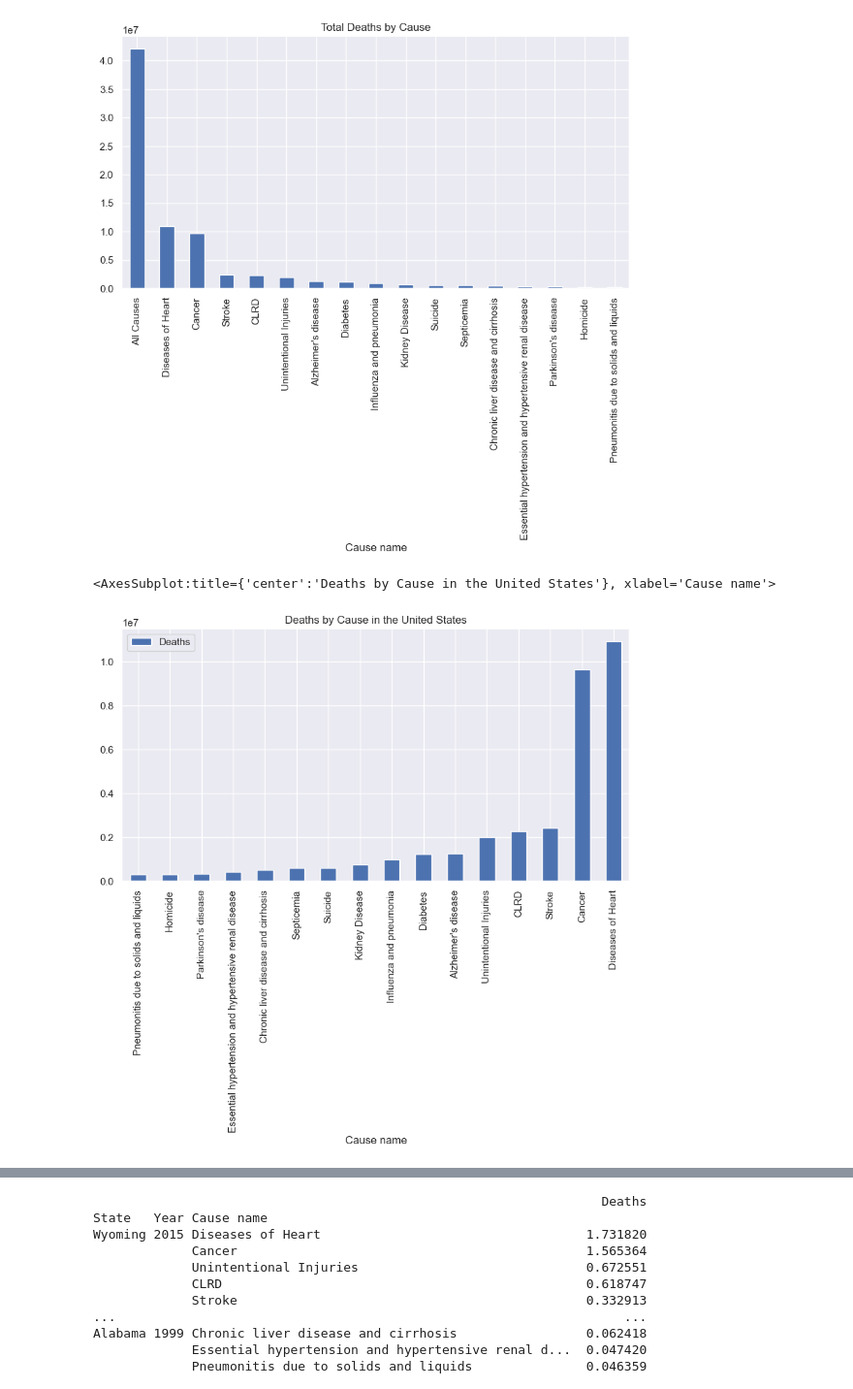
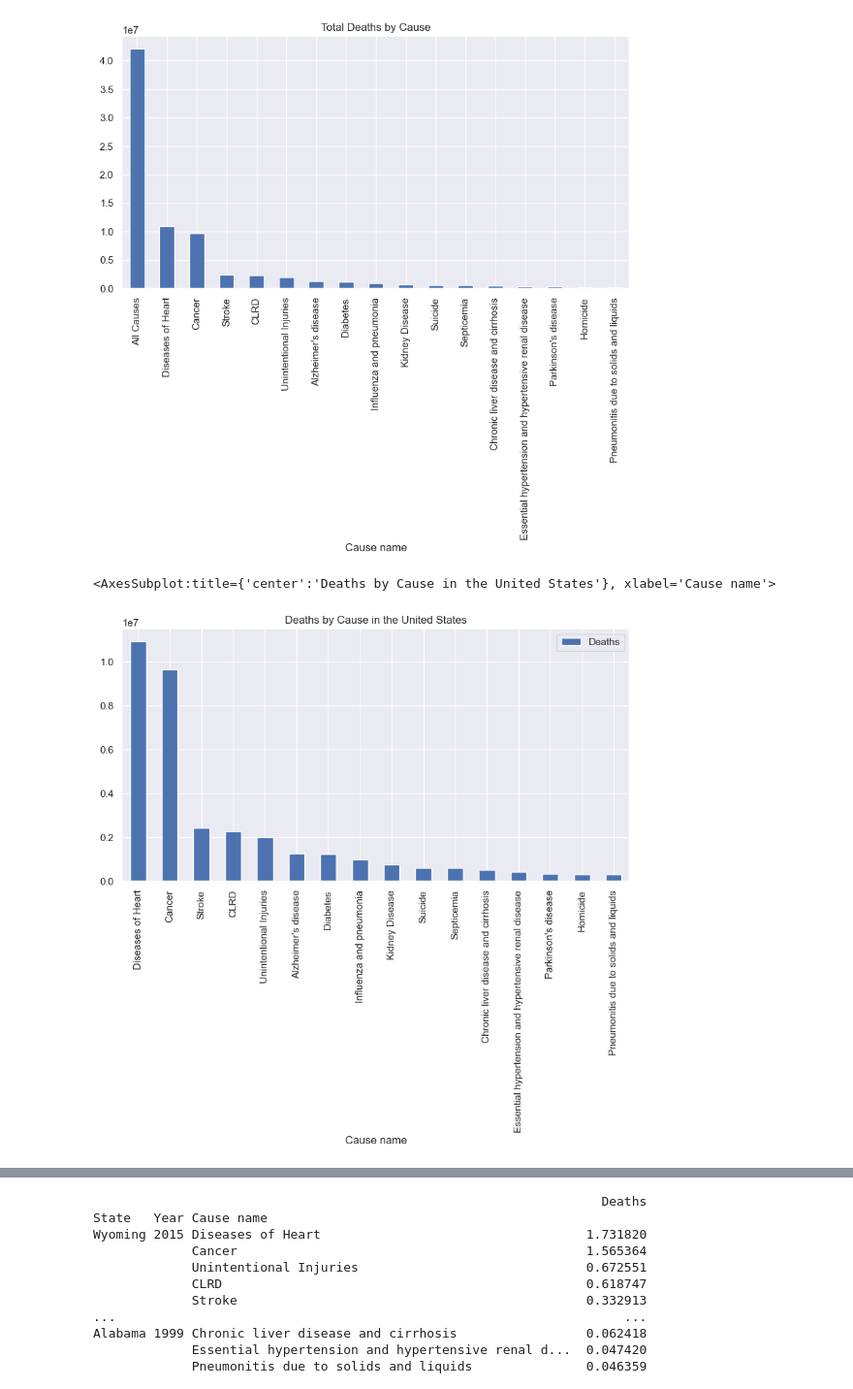
Before and after one commit to mattlehrer/research_methods_assignment_6, a Jupyter notebook: Assignment6_Group_C.ipynb, the cells around one changed output, grey strips where cells are left out. Shown at 97% size. Saved outputs shown, nothing was run; the diff lists cells and outputs as text; code cells hidden in the pictures.

```diff
--- a/Assignment6_Group_C.ipynb
+++ b/Assignment6_Group_C.ipynb
@@ -143,11 +143,11 @@ us.groupby('Cause name')['Deaths'].sum().sort_values(ascending=False).plot(kind=
 # %%
 # Because the above chart includes "All Causes", it could be more useful and clear
 # Removing "All Causes" will show the relative scale better
-us_by_cause = us.groupby('Cause name')['Deaths'].sum().sort_values().to_frame()
+us_by_cause = us.groupby('Cause name')['Deaths'].sum().sort_values(ascending=False).to_frame()
 us_without_all = us_by_cause.drop('All Causes')
 us_without_all.plot(kind='bar', figsize=(10, 5), title='Deaths by Cause in the United States')
 # %% [output]
 <AxesSubplot:title={'center':'Deaths by Cause in the United States'}, xlabel='Cause name'>
-[figure, old version]
+[figure, new version]
 # %%
 # rotate the above chart to make the labels easiers to read
```
Also changed, not shown: parts of 9 cells of this notebook.
